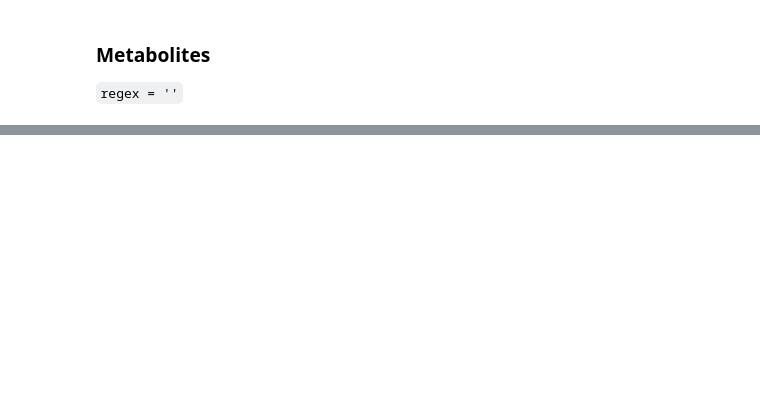
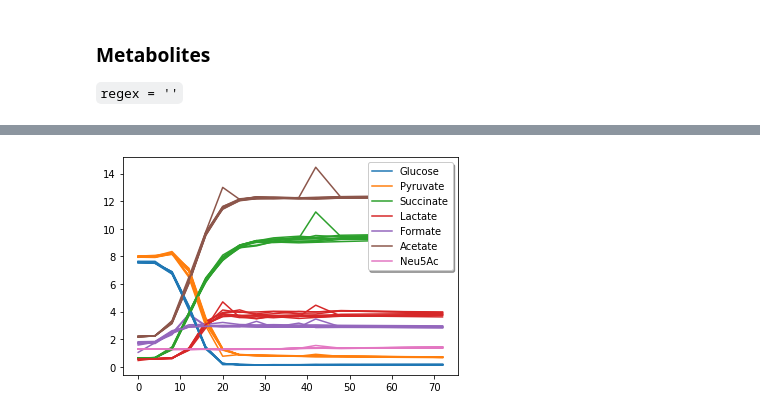
Before and after one commit to msysbio/bacterial_growth, a Jupyter notebook: Notebooks/bacterial_plots.ipynb, the cells around one changed output, grey strips where cells are left out. Drawn from its saved outputs; the diff is of its cells as text; code cells hidden in the pictures; blank space fills up the shorter version.

```diff
--- a/Notebooks/bacterial_plots.ipynb
+++ b/Notebooks/bacterial_plots.ipynb
@@ -275,0 +456,15 @@ plotFigure(met_msd)
+# %%
+met_files = metabolites_files[0:2]
+met_files = metabolites_files
+
+fig = plt.figure()
+ax = fig.add_subplot()
+
+for i,file in enumerate(met_files):
+    df = pd.read_csv(metabolites_files[i][0], sep=" ")
+    if len(df.columns) > 1:
+        plotDf(df, ax)
+    if i == 0:
+        legend = ax.legend(loc='upper right', shadow=True)
+# %% [output]
+[figure, added]
```
Also changed, not shown: parts of 32 cells of this notebook, 3 other files.
